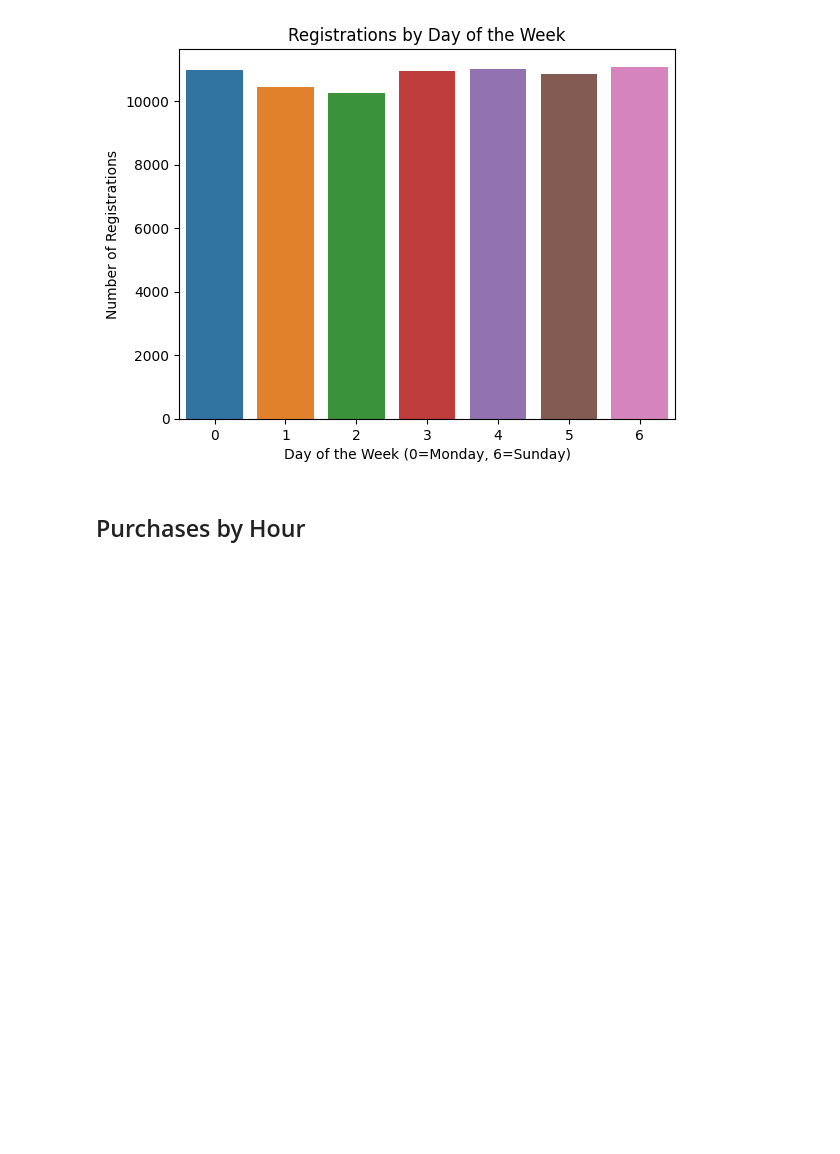
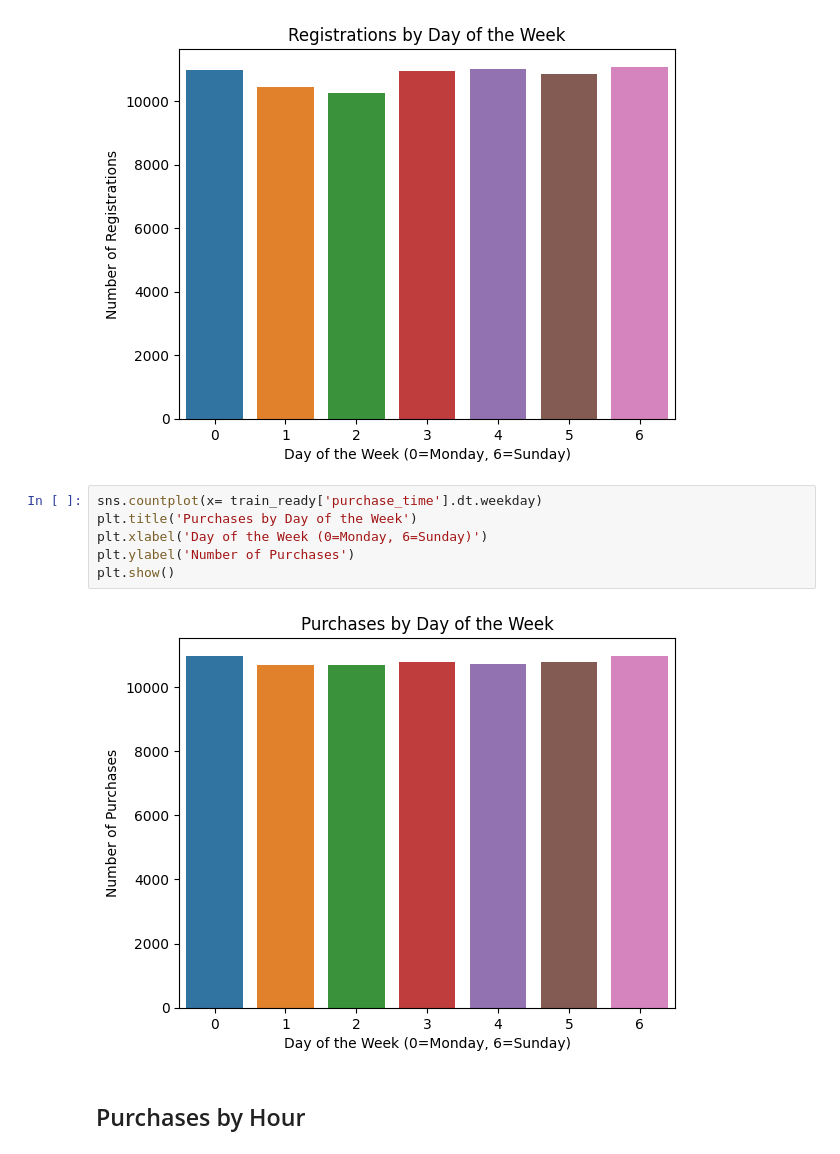
Before and after one commit to azarelga/big-data-repository, a Jupyter notebook: assignment_1.ipynb, the cells around one changed output. Cells and saved outputs as stored; diff of their text form; blank space fills up the shorter version.

```diff
--- a/assignment_1.ipynb
+++ b/assignment_1.ipynb
@@ -384,6 +393,14 @@ plt.ylabel('Number of Registrations')
 plt.show()
 # %% [output]
 [figure]
+# %%
+sns.countplot(x= train_ready['purchase_time'].dt.weekday)
+plt.title('Purchases by Day of the Week')
+plt.xlabel('Day of the Week (0=Monday, 6=Sunday)')
+plt.ylabel('Number of Purchases')
+plt.show()
+# %% [output]
+[figure, added]
 # %% [markdown]
 ## Purchases by Hour
 # %%
```
Also changed, not shown: parts of 9 cells of this notebook.
